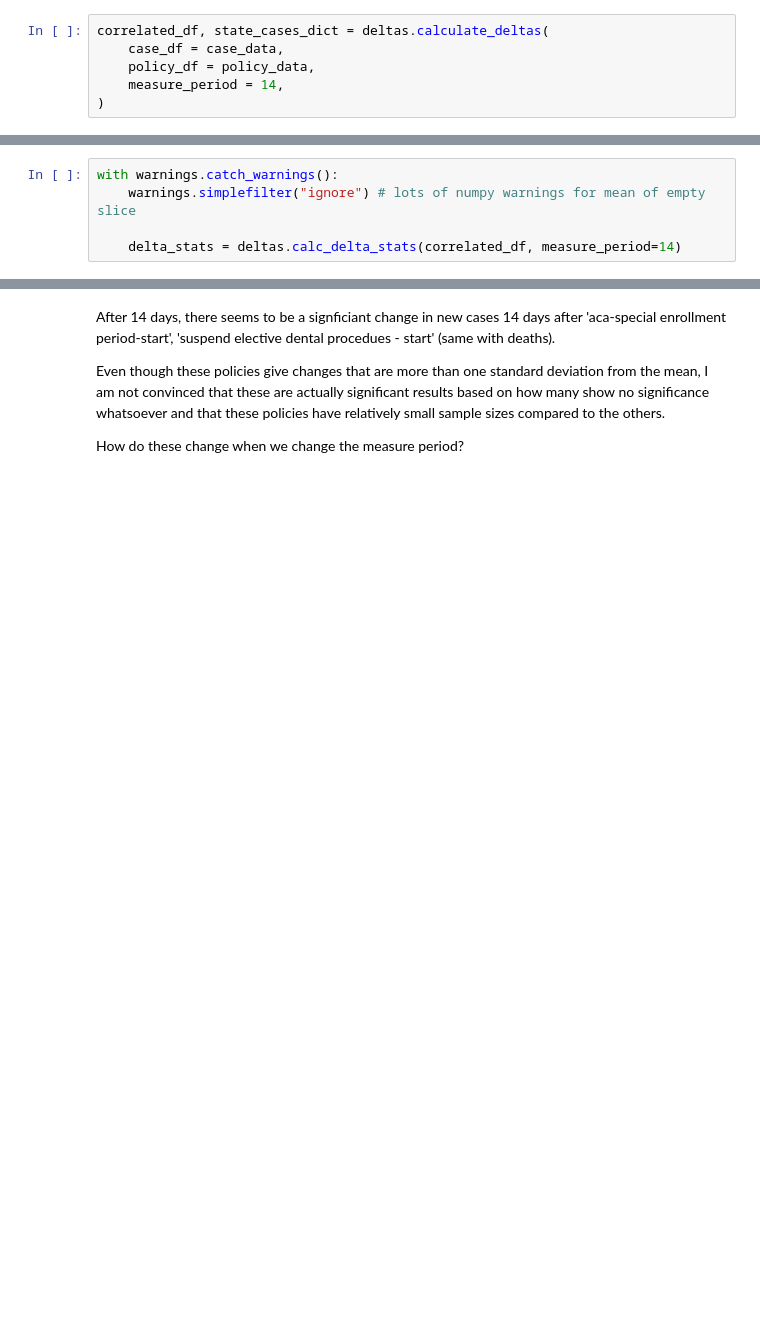
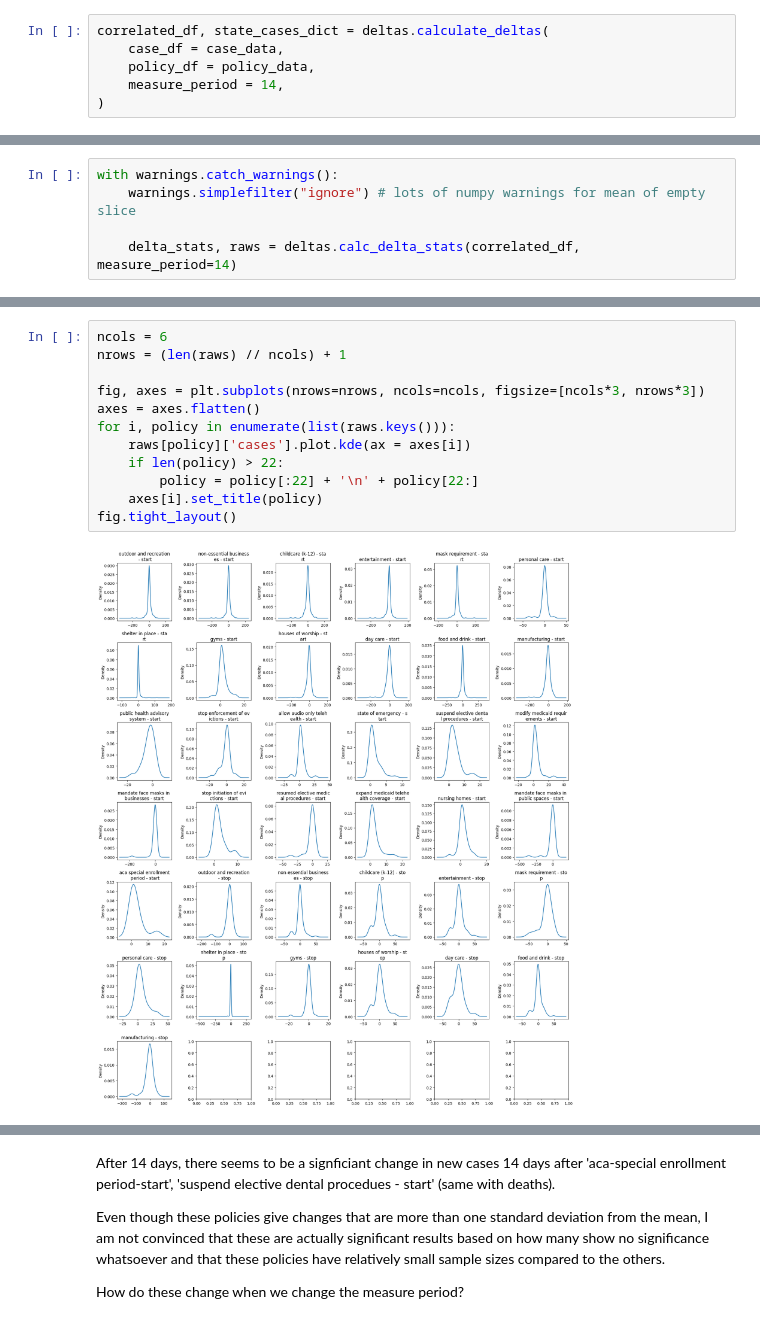
Before and after one commit to apalermo01/Covid-19-correlation-analysis, a Jupyter notebook: 04-Average cases and deaths at and after policy implementation.ipynb, the cells around one changed output, grey strips where cells are left out. Saved outputs shown, nothing was run; the diff lists cells and outputs as text; blank space fills up the shorter version.

Commit message:
added confidence intervals to 'deltas' analysis

```diff
--- a/04-Average cases and deaths at and after policy implementation.ipynb
+++ b/04-Average cases and deaths at and after policy implementation.ipynb
@@ -42,4 +41,4 @@ correlated_df.head()
 with warnings.catch_warnings():
     warnings.simplefilter("ignore") # lots of numpy warnings for mean of empty slice
 
-    delta_stats = deltas.calc_delta_stats(correlated_df, measure_period=14)
+    delta_stats, raws = deltas.calc_delta_stats(correlated_df, measure_period=14)
@@ -55,3 +45,17 @@ delta_stats.head()
+# %%
+ncols = 6
+nrows = (len(raws) // ncols) + 1
+
+fig, axes = plt.subplots(nrows=nrows, ncols=ncols, figsize=[ncols*3, nrows*3])
+axes = axes.flatten()
+for i, policy in enumerate(list(raws.keys())):
+    raws[policy]['cases'].plot.kde(ax = axes[i])
+    if len(policy) > 22:
+        policy = policy[:22] + '\n' + policy[22:]
+    axes[i].set_title(policy)
+fig.tight_layout()
+# %% [output]
+[figure, added]
 # %%
 plot_delta_stats(delta_stats,
                  save_figure=True,
```
Also changed, not shown: parts of 9 cells of this notebook, 5 other files.
